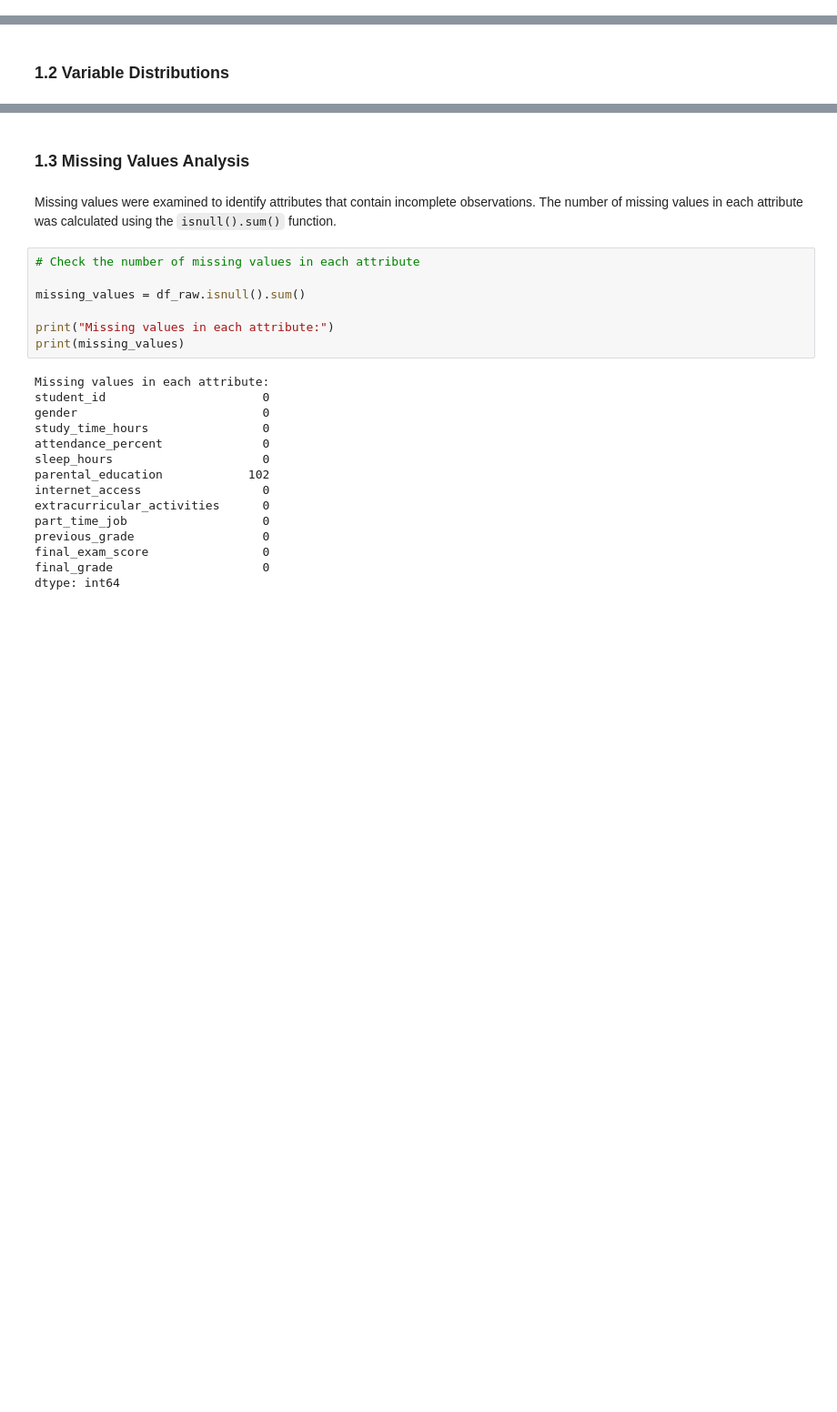
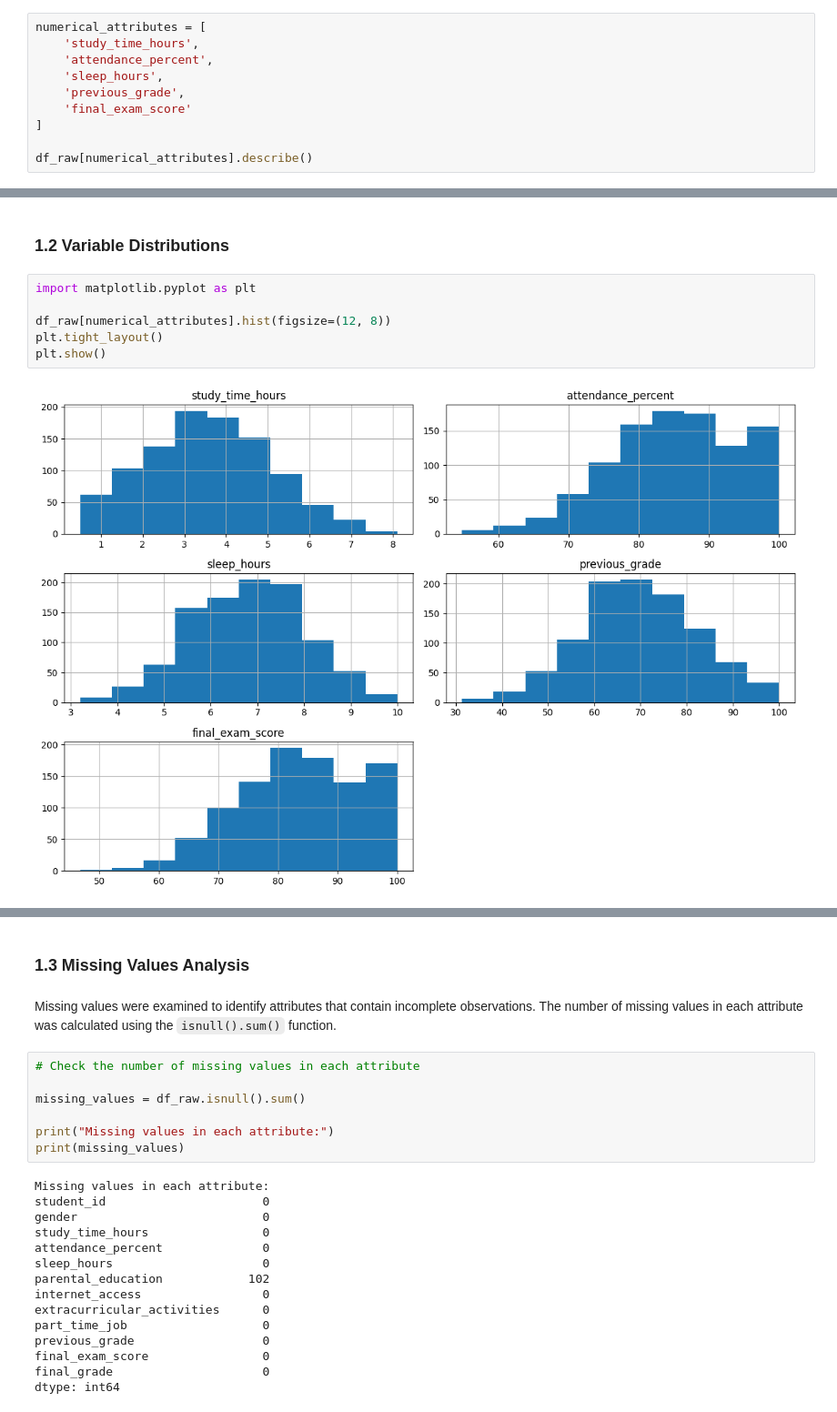
Before and after one commit to Ghhaidaa/Data-Mining-Project-, a Jupyter notebook: Phase2.ipynb, the cells around one changed output, grey strips where cells are left out. Shown at 91% size. Cells and saved outputs as stored; diff of their text form; blank space fills up the shorter version.

```diff
--- a/Phase2.ipynb
+++ b/Phase2.ipynb
@@ -31,3 +31,13 @@ df_raw.head()
 In this section, the dataset is analyzed using statistical summaries and different visualization techniques to understand its characteristics, distributions, missing values, outliers, variable relationships, and class distribution. The findings will help identify the preprocessing needed for the dataset.
 # %% [markdown]
 ### 1.1 Statistical Summary
+# %%
+numerical_attributes = [
+    'study_time_hours',
+    'attendance_percent',
+    'sleep_hours',
+    'previous_grade',
+    'final_exam_score'
+]
+
+df_raw[numerical_attributes].describe()
@@ -34,2 +54,10 @@ In this section, the dataset is analyzed using statistical summaries and differe
 # %% [markdown]
 ### 1.2 Variable Distributions
+# %%
+import matplotlib.pyplot as plt
+
+df_raw[numerical_attributes].hist(figsize=(12, 8))
+plt.tight_layout()
+plt.show()
+# %% [output]
+[figure, added]
```
Also changed, not shown: parts of 11 cells of this notebook.
